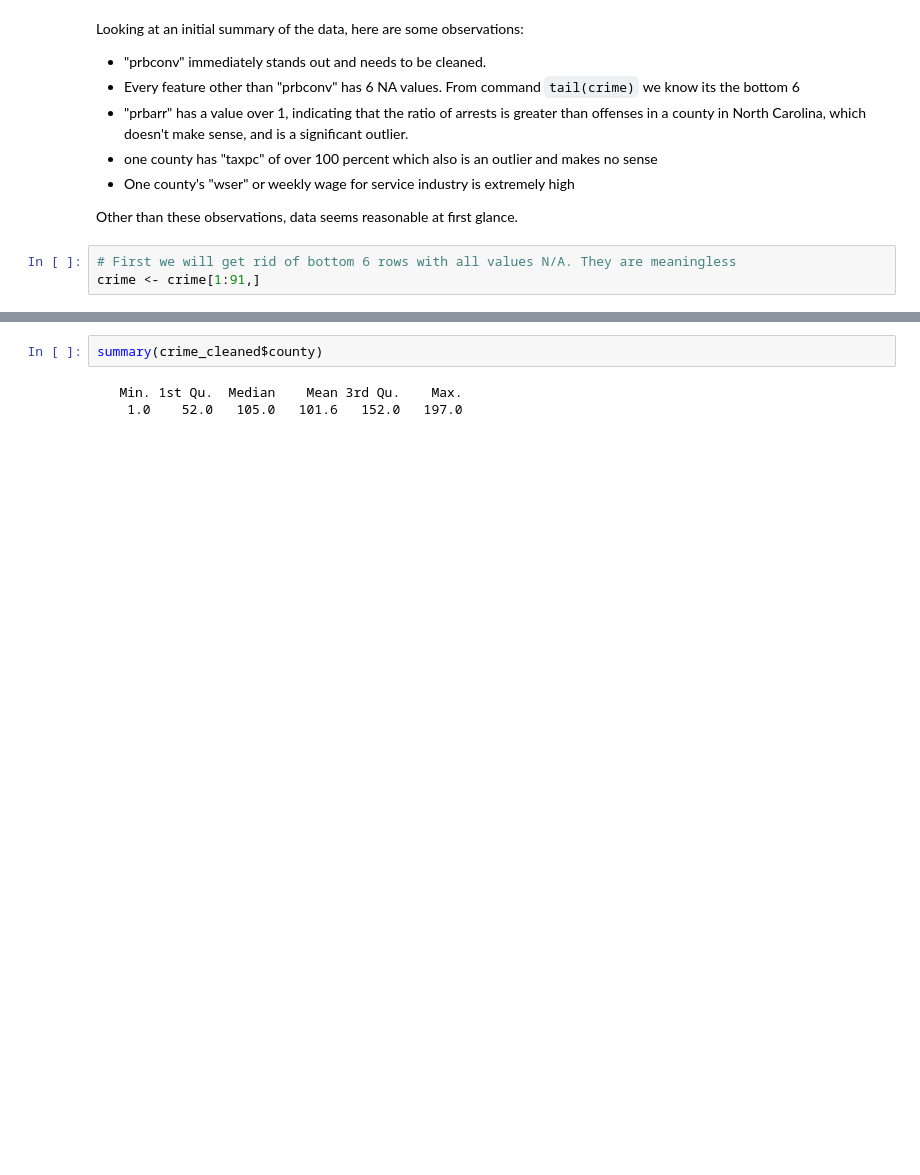
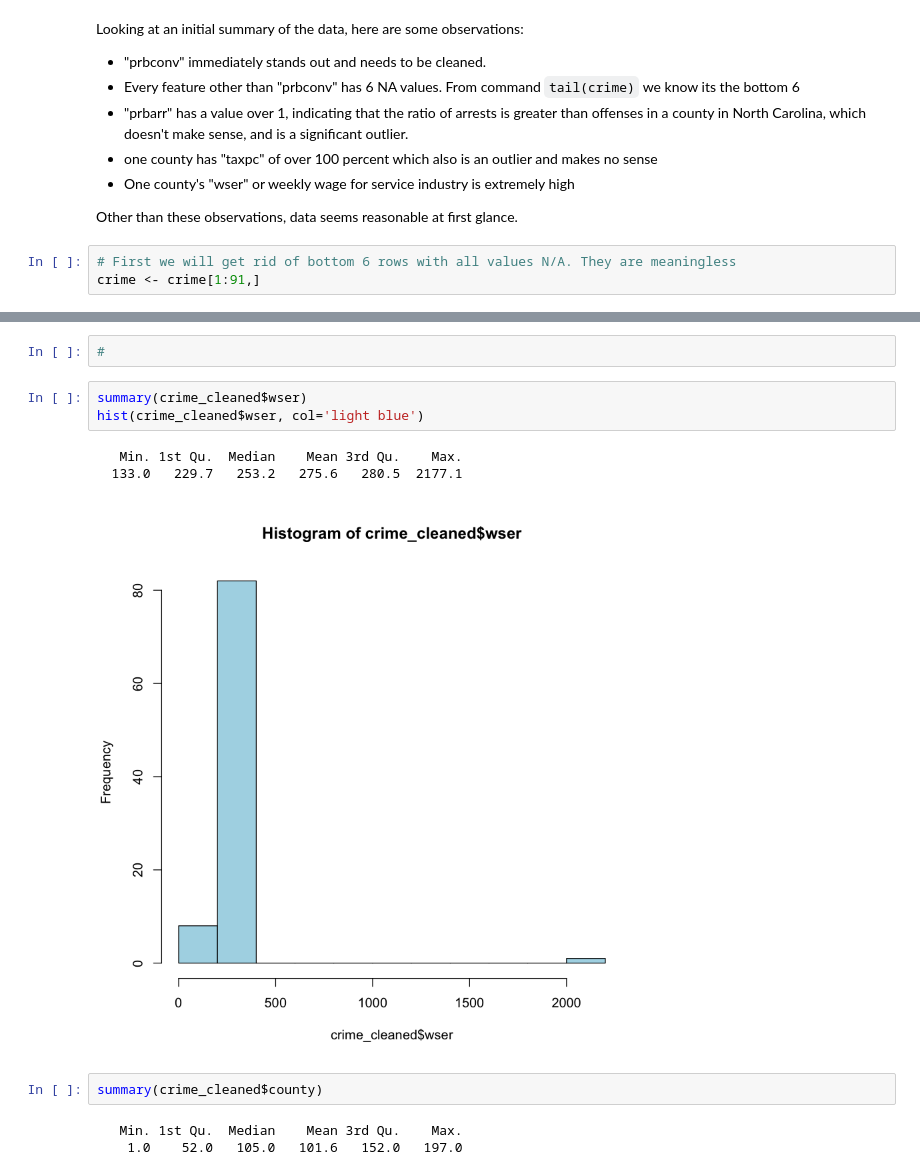
Before and after one commit to lucaschadwicklam97/lab_3_collab, a Jupyter notebook: Annabelle_Joy_Lucas_lab3_v1.ipynb, the cells around one changed output, grey strips where cells are left out. Saved outputs shown, nothing was run; the diff lists cells and outputs as text; blank space fills up the shorter version.

```diff
--- a/Annabelle_Joy_Lucas_lab3_v1.ipynb
+++ b/Annabelle_Joy_Lucas_lab3_v1.ipynb
@@ -137,3 +146,12 @@ Probability of Conviction should not have values over 1, because that would impl
+# %%
+#
+# %%
+summary(crime_cleaned$wser)
+hist(crime_cleaned$wser, col='light blue')
+# %% [output]
+   Min. 1st Qu.  Median    Mean 3rd Qu.    Max.
+  133.0   229.7   253.2   275.6   280.5  2177.1
+[figure, added]
 # %%
 summary(crime_cleaned$county)
 # %% [output]
```
Also changed, not shown: parts of 17 cells of this notebook.
